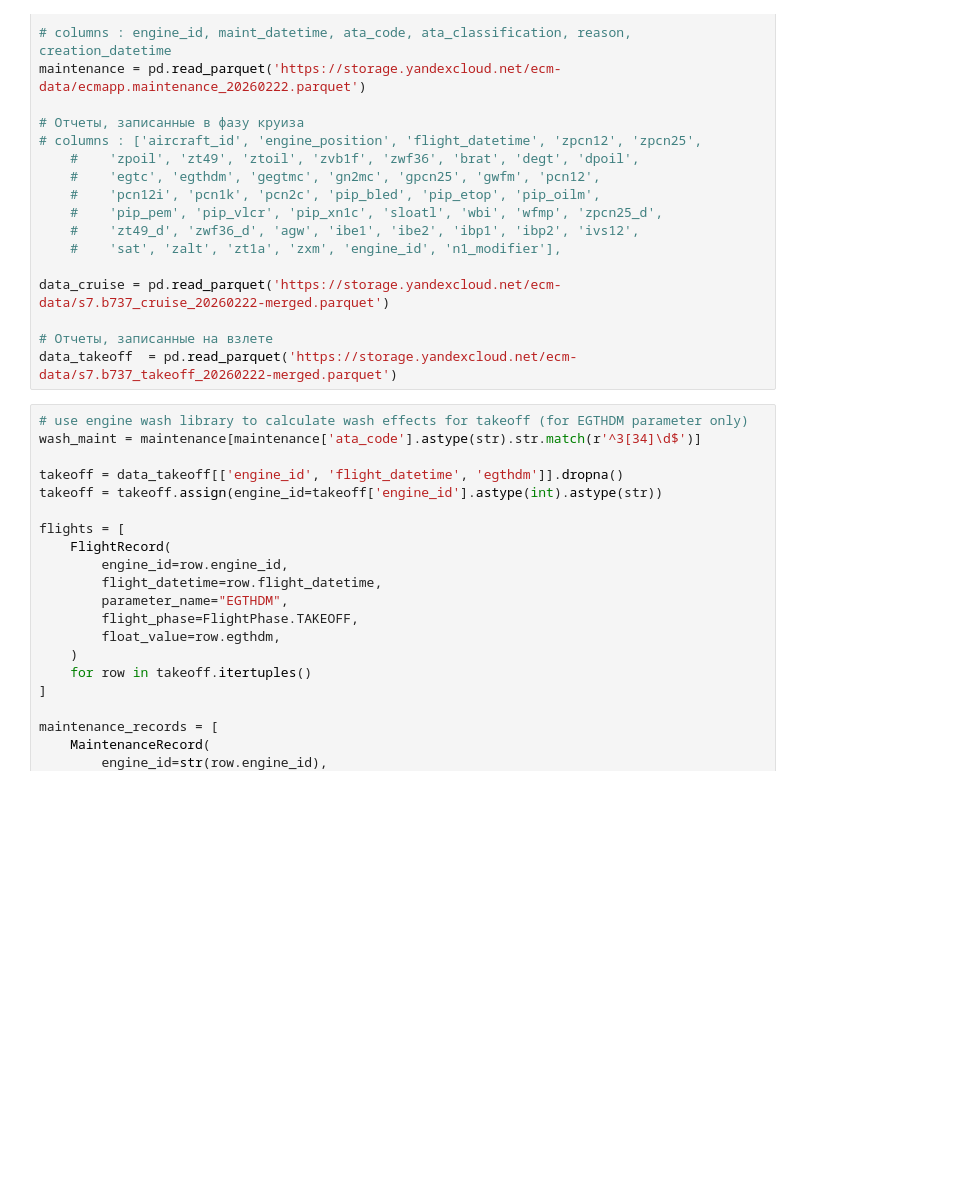
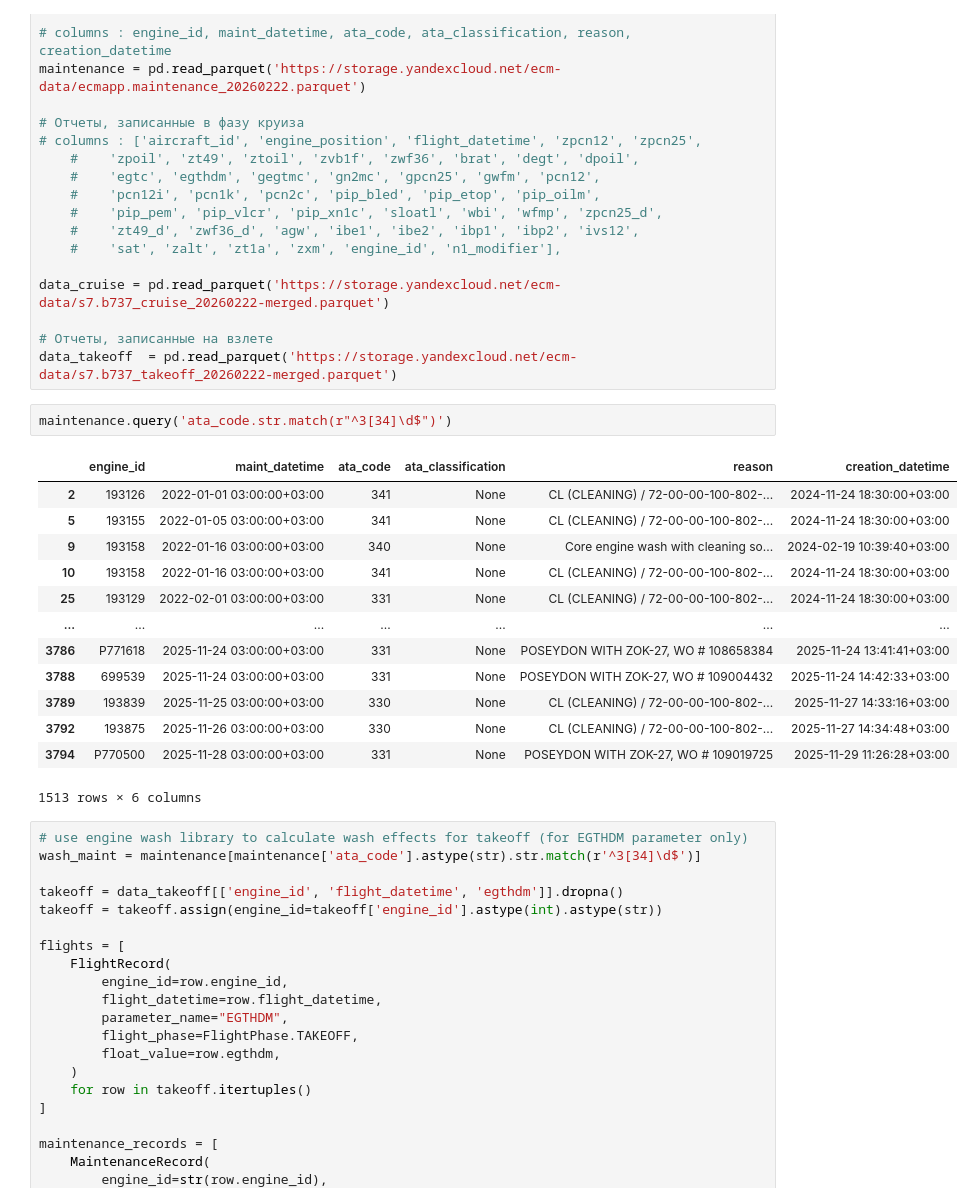
Before and after one commit to skeptlk/wash-dashboard, a Jupyter notebook: example.ipynb, the cells around one changed output. Cells and saved outputs as stored; diff of their text form; blank space fills up the shorter version.

```diff
--- a/example.ipynb
+++ b/example.ipynb
@@ -26,6 +26,22 @@ data_cruise = pd.read_parquet('https://storage.yandexcloud.net/ecm-data/s7.b737_
 
 # Отчеты, записанные на взлете
 data_takeoff  = pd.read_parquet('https://storage.yandexcloud.net/ecm-data/s7.b737_takeoff_20260222-merged.parquet')
+# %%
+maintenance.query('ata_code.str.match(r"^3[34]\d$")')
+# %% [output]
+|  | engine_id | maint_datetime | ata_code | ata_classification | reason | creation_datetime |
+| 2 | 193126 | 2022-01-01 03:00:00+03:00 | 341 | None | CL (CLEANING) / 72-00-00-100-802-... | 2024-11-24 18:30:00+03:00 |
+| 5 | 193155 | 2022-01-05 03:00:00+03:00 | 341 | None | CL (CLEANING) / 72-00-00-100-802-... | 2024-11-24 18:30:00+03:00 |
+| 9 | 193158 | 2022-01-16 03:00:00+03:00 | 340 | None | Core engine wash with cleaning so... | 2024-02-19 10:39:40+03:00 |
+| 10 | 193158 | 2022-01-16 03:00:00+03:00 | 341 | None | CL (CLEANING) / 72-00-00-100-802-... | 2024-11-24 18:30:00+03:00 |
+| 25 | 193129 | 2022-02-01 03:00:00+03:00 | 331 | None | CL (CLEANING) / 72-00-00-100-802-... | 2024-11-24 18:30:00+03:00 |
+| ... | ... | ... | ... | ... | ... | ... |
+| 3786 | P771618 | 2025-11-24 03:00:00+03:00 | 331 | None | POSEYDON WITH ZOK-27, WO # 108658384 | 2025-11-24 13:41:41+03:00 |
+| 3788 | 699539 | 2025-11-24 03:00:00+03:00 | 331 | None | POSEYDON WITH ZOK-27, WO # 109004432 | 2025-11-24 14:42:33+03:00 |
+| 3789 | 193839 | 2025-11-25 03:00:00+03:00 | 330 | None | CL (CLEANING) / 72-00-00-100-802-... | 2025-11-27 14:33:16+03:00 |
+| 3792 | 193875 | 2025-11-26 03:00:00+03:00 | 330 | None | CL (CLEANING) / 72-00-00-100-802-... | 2025-11-27 14:34:48+03:00 |
+| 3794 | P770500 | 2025-11-28 03:00:00+03:00 | 331 | None | POSEYDON WITH ZOK-27, WO # 109019725 | 2025-11-29 11:26:28+03:00 |
+1513 rows × 6 columns
 # %%
 # use engine wash library to calculate wash effects for takeoff (for EGTHDM parameter only)
 wash_maint = maintenance[maintenance['ata_code'].astype(str).str.match(r'^3[34]\d$')]
```
Also changed, not shown: 6 other files.
